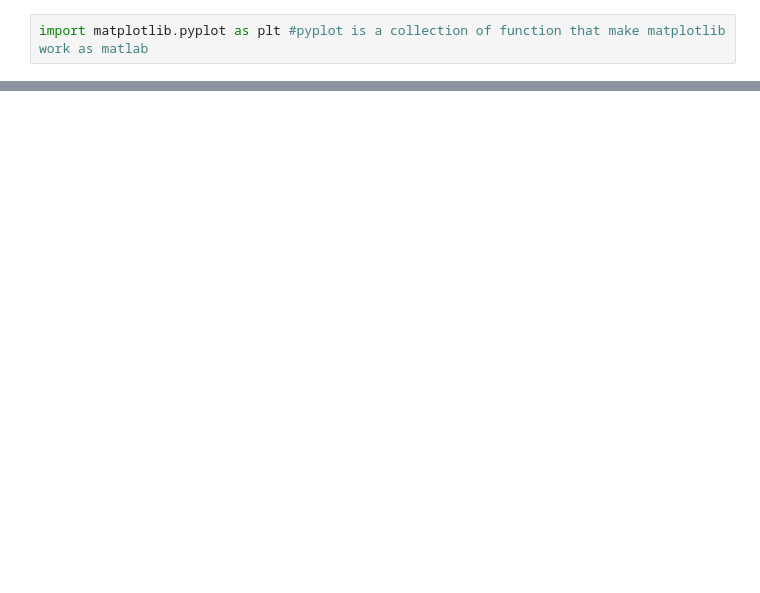
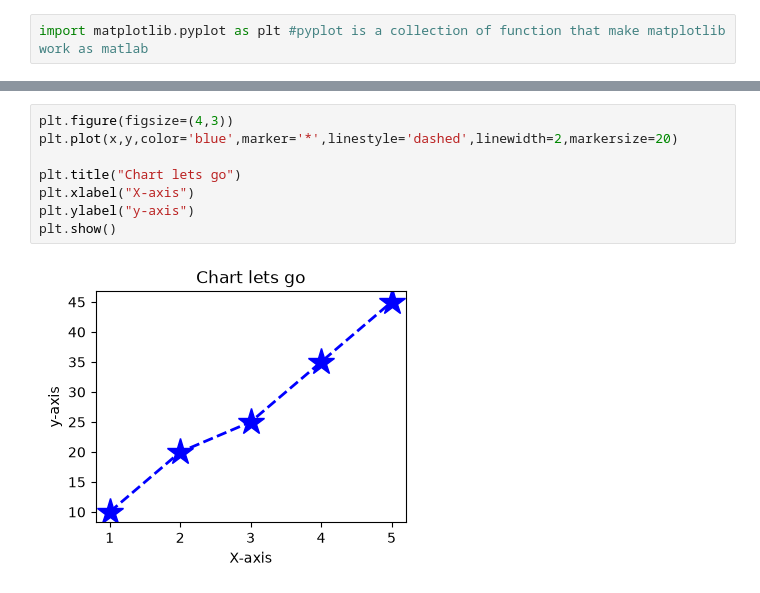
Before and after one commit to kaflebiplob/ML_BASICS, a Jupyter notebook: matplotlib_basics/matplotlib_basics.ipynb, the cells around one changed output, grey strips where cells are left out. Saved outputs shown, nothing was run; the diff lists cells and outputs as text; blank space fills up the shorter version.

Commit message:
feat: (matplotlib) basic chart function

```diff
--- a/matplotlib_basics/matplotlib_basics.ipynb
+++ b/matplotlib_basics/matplotlib_basics.ipynb
@@ -10,0 +11,10 @@ plt.show()
+# %%
+plt.figure(figsize=(4,3))
+plt.plot(x,y,color='blue',marker='*',linestyle='dashed',linewidth=2,markersize=20)
+
+plt.title("Chart lets go")
+plt.xlabel("X-axis")
+plt.ylabel("y-axis")
+plt.show()
+# %% [output]
+[figure, added]
```
Also changed, not shown: parts of 1 cell of this notebook.
